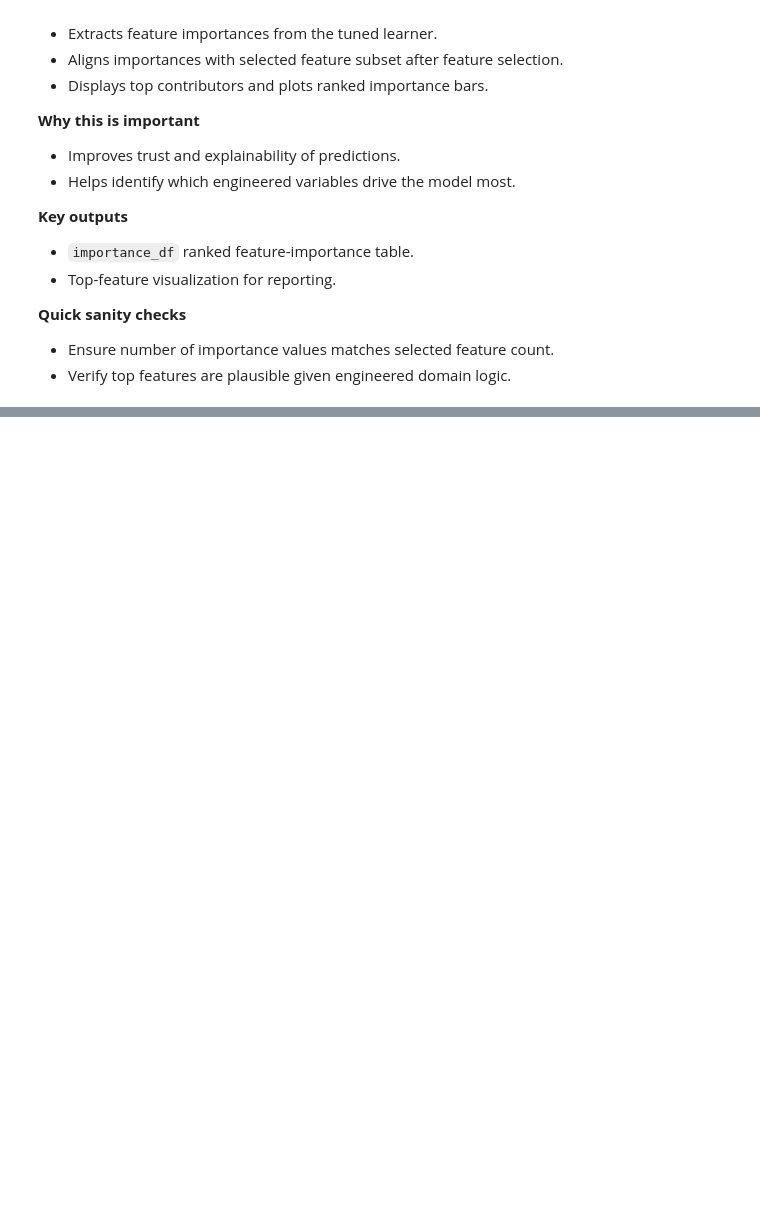
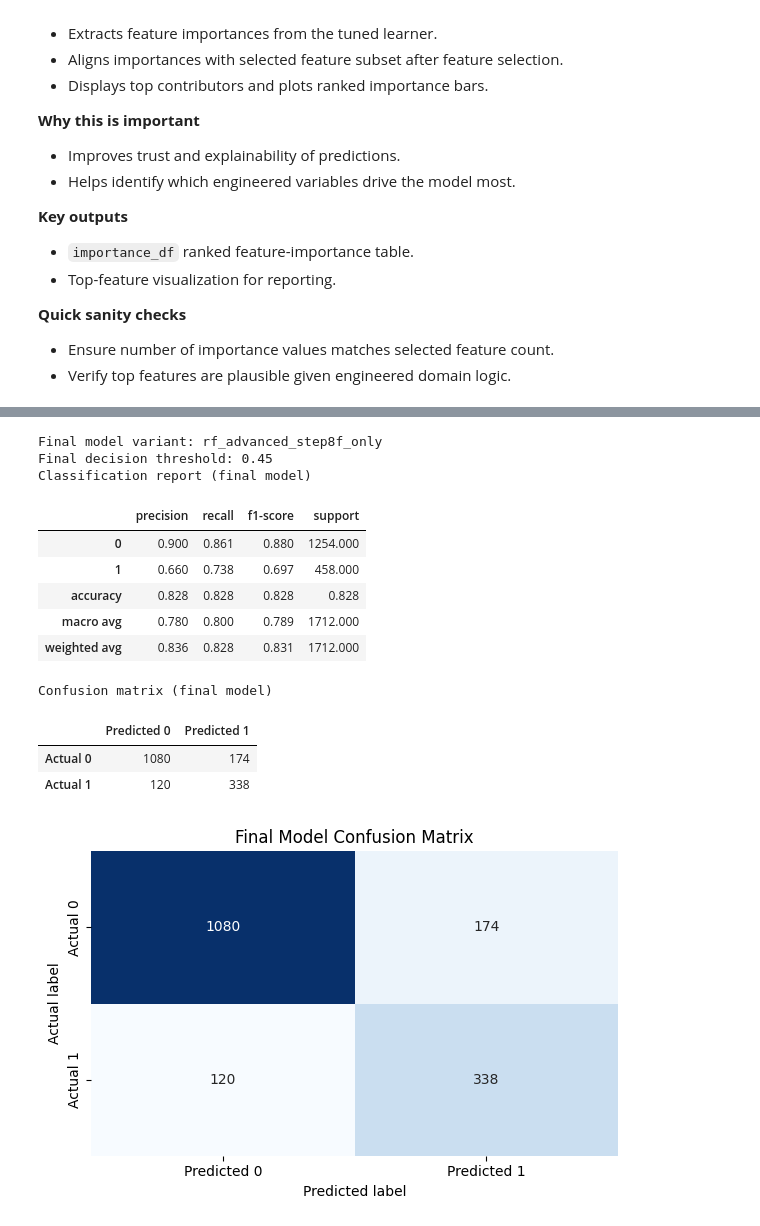
Before and after one commit to chizoalban2003-beep/Ludometrics-AI-Ethics, a Jupyter notebook: jupyter_notebooks/Feature_engineering.ipynb, the cells around one changed output, grey strips where cells are left out. Saved outputs shown, nothing was run; the diff lists cells and outputs as text; code cells hidden in the pictures; blank space fills up the shorter version.

```diff
--- a/jupyter_notebooks/Feature_engineering.ipynb
+++ b/jupyter_notebooks/Feature_engineering.ipynb
@@ -1657,0 +3060,52 @@ Top 10 feature importances from the tuned model
+# %%
+# STEP 8h — Classification report + confusion matrix for the final single model
+
+if 'final_model' not in globals():
+    raise RuntimeError('Run Step 8f first so final_model is available.')
+
+if 'final_threshold' not in globals():
+    final_threshold = 0.5
+
+# Predict with final model (advanced RF)
+final_probs = final_model.predict_proba(X_test)[:, 1]
+final_preds = (final_probs >= float(final_threshold)).astype(int)
+
+final_report = pd.DataFrame(
+    classification_report(y_test, final_preds, output_dict=True)
+).transpose().round(3)
+
+final_confusion = pd.DataFrame(
+    confusion_matrix(y_test, final_preds),
+    index=['Actual 0', 'Actual 1'],
+    columns=['Predicted 0', 'Predicted 1']
+)
+
+print('Final model variant:', final_model_name if 'final_model_name' in globals() else 'final_model')
+print(f'Final decision threshold: {float(final_threshold):.2f}')
+print('Classification report (final model)')
+display(final_report)
+print('Confusion matrix (final model)')
+display(final_confusion)
+
+plt.figure(figsize=(6, 4))
+sns.heatmap(final_confusion, annot=True, fmt='d', cmap='Blues', cbar=False)
+plt.title('Final Model Confusion Matrix')
+plt.ylabel('Actual label')
+plt.xlabel('Predicted label')
+plt.tight_layout()
+plt.show()
+# %% [output]
+Final model variant: rf_advanced_step8f_only
+Final decision threshold: 0.45
+Classification report (final model)
+|  | precision | recall | f1-score | support |
+| 0 | 0.900 | 0.861 | 0.880 | 1254.000 |
+| 1 | 0.660 | 0.738 | 0.697 | 458.000 |
+| accuracy | 0.828 | 0.828 | 0.828 | 0.828 |
+| macro avg | 0.780 | 0.800 | 0.789 | 1712.000 |
+| weighted avg | 0.836 | 0.828 | 0.831 | 1712.000 |
+Confusion matrix (final model)
+|  | Predicted 0 | Predicted 1 |
+| Actual 0 | 1080 | 174 |
+| Actual 1 | 120 | 338 |
+[figure, added]
```
Also changed, not shown: parts of 22 cells of this notebook, 2 other files.
